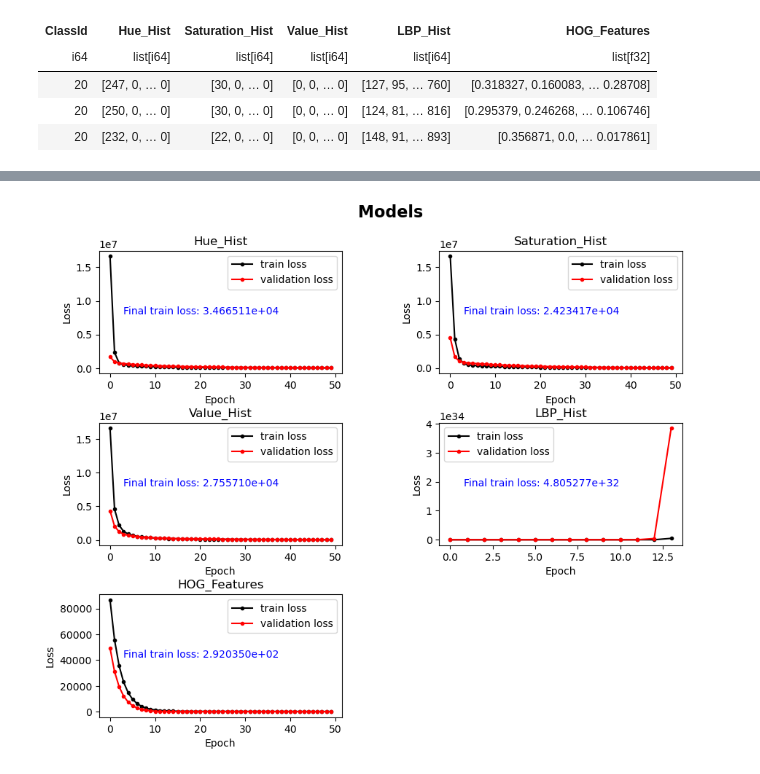
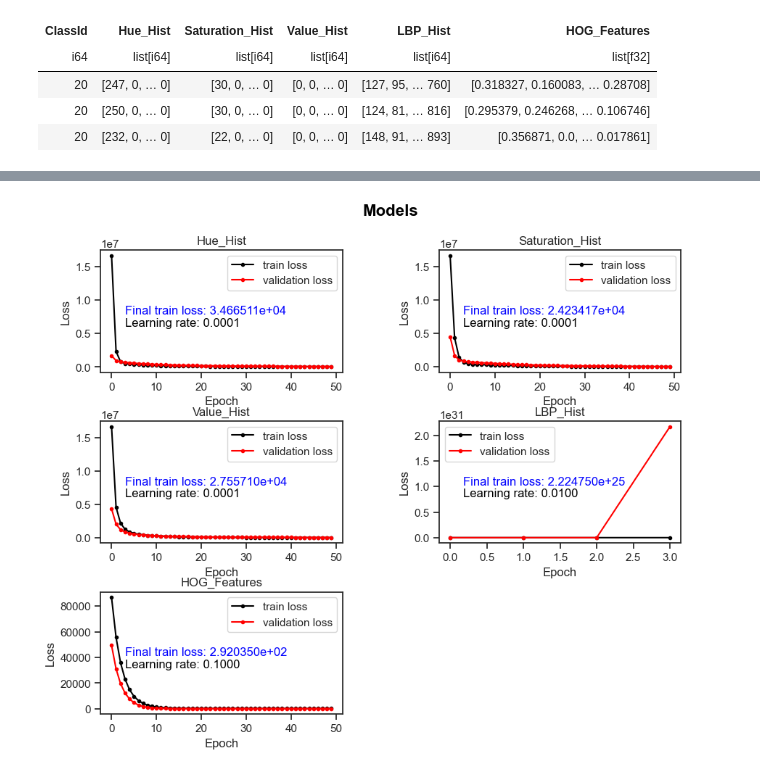
Before and after one commit to teddy661/281-final-project, a Jupyter notebook: BaseModel.ipynb, the cells around one changed output, grey strips where cells are left out. Drawn from its saved outputs; the diff is of its cells as text; code cells hidden in the pictures.

```diff
--- a/BaseModel.ipynb
+++ b/BaseModel.ipynb
@@ -135,14 +135,16 @@ for col in columns[1:]:
     tdataset.batch(NUM_BATCH)
 
     learningRate = 0.1 if col == 'HOG_Features' else EPSILON
+    learningRate = 0.01 if col == 'LBP_Hist' else learningRate
+    epochs = 10 if col == 'LBP_Hist' else EPOCHS
 
     print(f'Model for {col}')
     print('='*100)
     num_features = train_features[0].len()
     model = build_model(num_features, learningRate)
 
-    history = model.fit(tdataset, epochs=EPOCHS, verbose=1, validation_data=vdataset)
-    models.append((model, history, col))
+    history = model.fit(tdataset, epochs=epochs, verbose=1, validation_data=vdataset)
+    models.append((model, history, col, learningRate))
     print('='*100, '\n\n')
 # %% [output]
 Model for Hue_Hist
@@ -294,38 +296,38 @@ for i,m in enumerate(models):
 
     ax = plt.subplot(3, 2, i+1)
 
     plt.xlabel('Epoch')
     plt.ylabel('Loss')
     plt.plot(range(len(hist)), hist['loss'], marker='.', color='black')
     plt.plot(range(len(hist)), hist['val_loss'], marker='.', color='red')
     plt.legend(['train loss', 'validation loss'])
     plt.title(m[2])
 
     loss = "Final train loss: {lo:e}"
     loss = loss.format(lo=list(hist['loss'])[-1])
 
-#     weights = "Final weights: [{w1:.3f}, {w2:.3f}]"
-#     weights = weights.format(w1=model.layers[0].get_weights()[0][0][0], w2=model.layers[0].get_weights()[1][0])
+    lrate = "Learning rate: {ep:.4f}"
+    lrate = lrate.format(ep=m[3])
 
     plt.text(0.1, 0.55, loss,
              ha='left', va='top',
              transform=ax.transAxes,
              color='blue'
             )
-#     plt.text(0.1, 0.50, weights,
-#              ha='left', va='top',
-#              transform=ax.transAxes,
-#              color='black'
-#             )
+    plt.text(0.1, 0.45, lrate,
+             ha='left', va='top',
+             transform=ax.transAxes,
+             color='black'
+            )
 
 
 plt.subplots_adjust(left=0.1,
                 bottom=0.1,
                 right=0.9,
                 top=0.9,
                 wspace=0.4,
                 hspace=0.4)
 
 plt.show()
 # %% [output]
-[figure, old version]
+[figure, new version]
```
Also changed, not shown: parts of 4 cells of this notebook, 1 other file.
